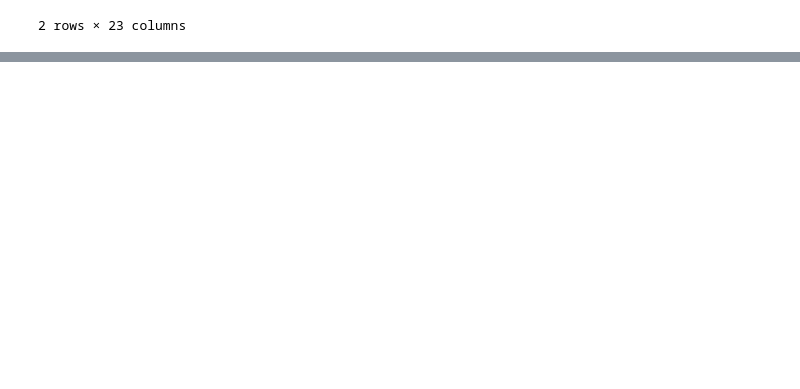
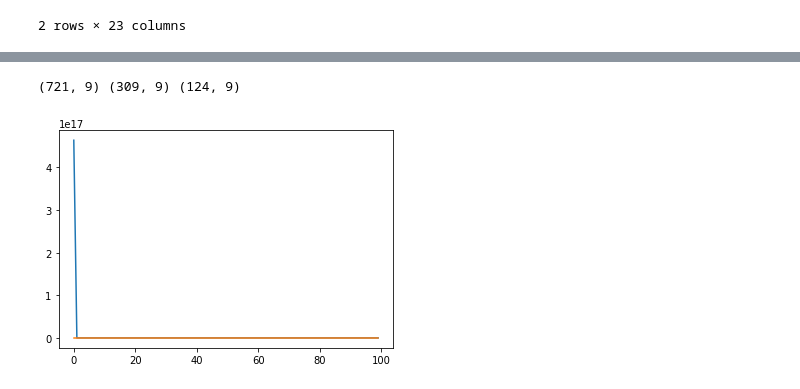
Before and after one commit to bthakr1/python_small_programs, a Jupyter notebook: python_small/batch_normalization_and_dropout.ipynb, the cells around one changed output, grey strips where cells are left out. Saved outputs shown, nothing was run; the diff lists cells and outputs as text; code cells hidden in the pictures; blank space fills up the shorter version.

```diff
--- a/python_small/batch_normalization_and_dropout.ipynb
+++ b/python_small/batch_normalization_and_dropout.ipynb
@@ -107,0 +201,4 @@ def
+# %%
+print(df_train.shape,df_valid.shape,df_test.shape)
+# %% [output]
+(721, 9) (309, 9) (124, 9)
@@ -107,0 +213,35 @@ def
+# %%
+model = keras.Sequential([
+        # First layer
+        layers.Dense(units=512,activation='relu',input_shape=input_shape),
+        # Second layer
+        layers.Dense(units=512, activation='relu'),
+        # Third layer
+        layers.Dense(units=512,activation='relu'),
+        # Final layer
+        layers.Dense(units=1),
+
+
+
+])
+# %%
+model.compile(
+            optimizer='sgd',
+            loss = 'mae',
+            metrics=['mae'],
+)
+# %%
+history = model.fit(
+                    X_train,y_train,
+                    validation_data=(X_valid,y_valid),
+                    epochs = 100,
+                    batch_size=64,
+                    verbose=0,
+)
+# %%
+history_df = pd.DataFrame(history.history)
+# %%
+plt.plot(history_df.loc[0:,['loss','val_loss']])
+plt.show()
+# %% [output]
+[figure, added]
```
Also changed, not shown: parts of 14 cells of this notebook, 7 other files.
